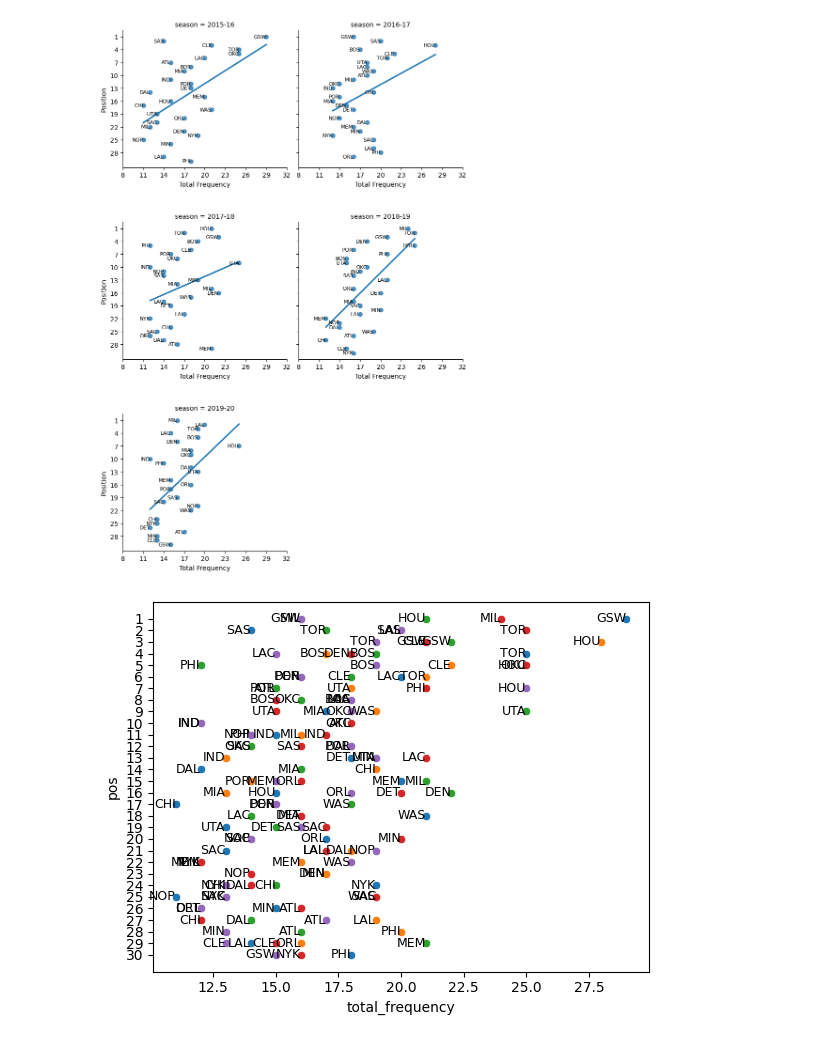
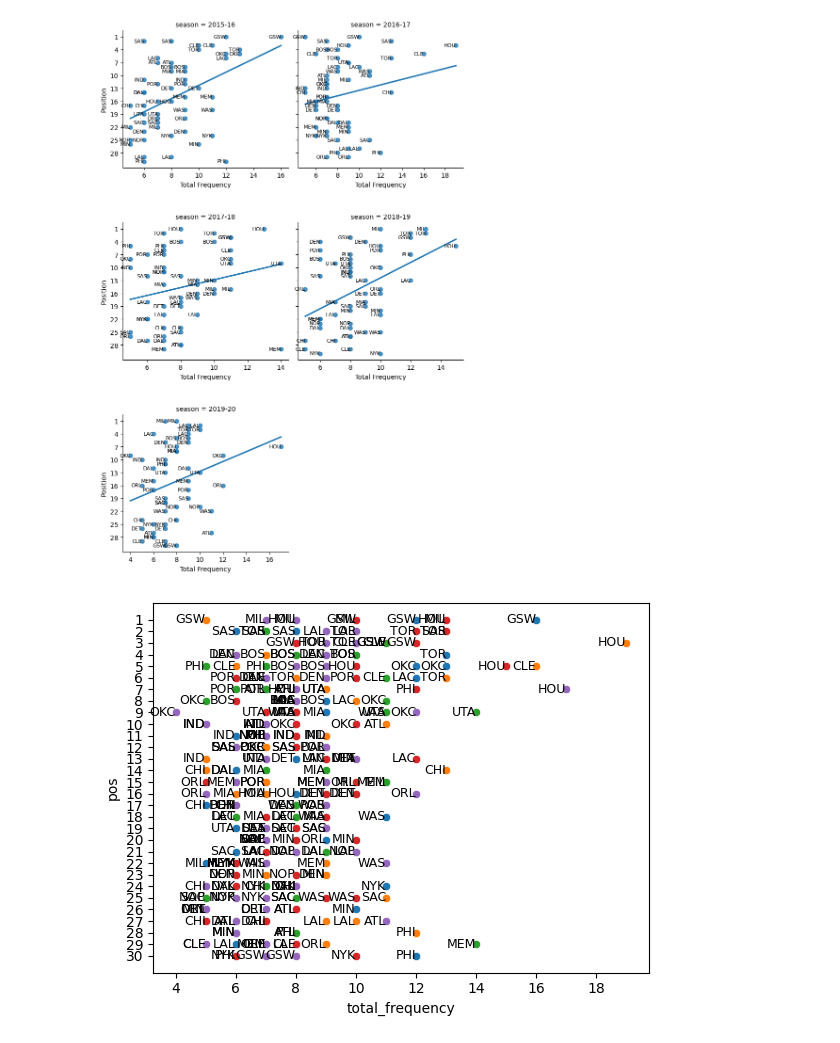
Before and after one commit to isevr/GameOfRuns, a Jupyter notebook: explore_db.ipynb, the cells around one changed output. Drawn from its saved outputs; the diff is of its cells as text; code cells hidden in the pictures.

Commit message:
New algo results

```diff
--- a/explore_db.ipynb
+++ b/explore_db.ipynb
@@ -9,7 +9,7 @@ teams = ['DET', 'CLE', 'NOP', 'WAS', 'PHI', 'CHI', 'UTA', 'CHO', 'IND',
 def concat(teams):
     df = pd.DataFrame()
     for team in teams:
-        df_team = pd.read_excel('queries_sec.xlsx', sheet_name=team).dropna()
+        df_team = pd.read_excel('queries.xlsx', sheet_name=team).dropna()
         df_team['team'] = team
         df = pd.concat([df,df_team], axis=0)
 
@@ -36,35 +36,36 @@ standings_files = {
 for season, file in standings_files.items():
     standings = pd.read_csv('standings/'+file)
     standings.columns = ['team', 'pos']
 
     dff = df[(df.event == 2) & (df.season == season)]
 
     dff = pd.merge(left=dff, right=standings, how='inner')
 
     dff["season"] = season
 
     all_data.append(dff)
 
 df_all_seasons = pd.concat(all_data)
 
 g = sns.FacetGrid(df_all_seasons, col="season", col_wrap=2, height=4, sharex=False, sharey=True)
 g.map_dataframe(sns.regplot, x="total_frequency", y="pos", ci=None)
 
 for ax, (season, data) in zip(g.axes.flat, df_all_seasons.groupby("season")):
     for i, row in data.iterrows():
         ax.text(row['total_frequency'], row['pos'], row['team'], fontsize=8, ha='right', va='center')
 
 for ax in g.axes.flat:
     ax.set_yticks(range(1, 31, 3))
-    ax.set_xticks(range(8, 33, 3))
+    # ax.set_xticks(range(8, 33, 3))
     ax.invert_yaxis()
     ax.set_ylabel("Position")
     ax.set_xlabel("Total Frequency")
 
 plt.subplots_adjust(hspace=0.4)
+plt.savefig('images/new_algo/freq_pos.png')
 plt.show()
 # %% [output]
-[figure, old version]
+[figure, new version]
 # %%
 import os
 
@@ -90,7 +91,7 @@ for season, seas in zip(seasons,df.season.unique()):
     plt.yticks([i for i in range(1,31)])
     plt.gca().invert_yaxis()
 # %% [output]
-[figure, old version]
+[figure, new version]
 # %%
 import seaborn as sns
 import matplotlib.pyplot as plt
```
Also changed, not shown: parts of 10 cells of this notebook, 6 other files.
